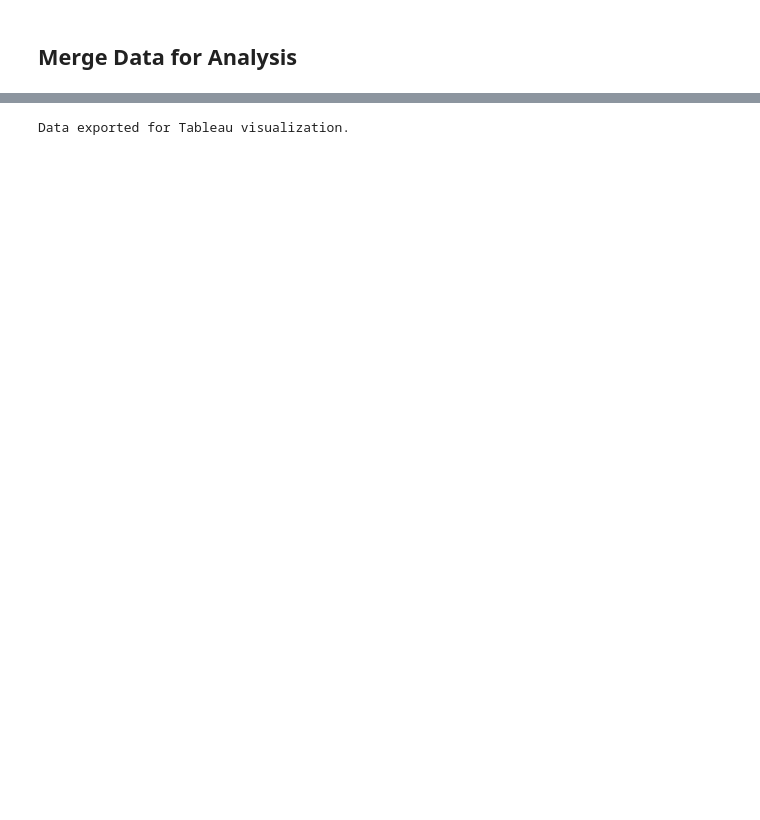
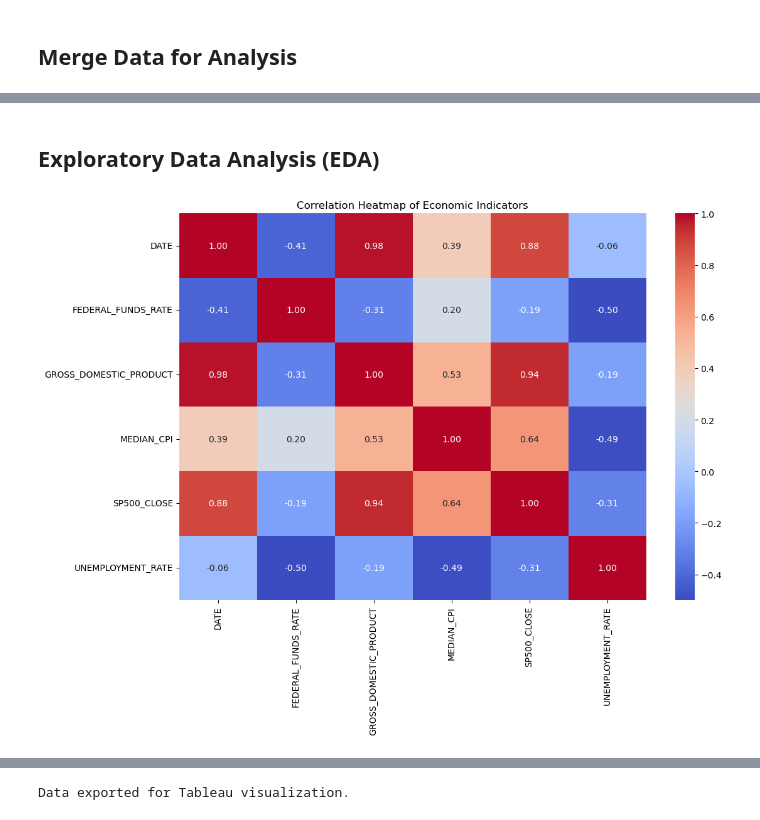
Before and after one commit to Akemp787/Economic_Trend_Analysis, a Jupyter notebook: Economic Trend Analysis 2000-2024.ipynb, the cells around one changed output, grey strips where cells are left out. Drawn from its saved outputs; the diff is of its cells as text; code cells hidden in the pictures; blank space fills up the shorter version.

Commit message:
Economic Trend Analysis

```diff
--- a/Economic Trend Analysis 2000-2024.ipynb
+++ b/Economic Trend Analysis 2000-2024.ipynb
@@ -210,0 +118,10 @@ plt.show()
+# %% [markdown]
+## Exploratory Data Analysis (EDA)
+# %%
+# Correlation Heatmap
+plt.figure(figsize=(12, 8))
+sns.heatmap(merged_df.corr(), annot=True, cmap='coolwarm', fmt=".2f")
+plt.title("Correlation Heatmap of Economic Indicators")
+plt.show()
+# %% [output]
+[figure, added]
```
Also changed, not shown: parts of 41 cells of this notebook, 4 other files.
